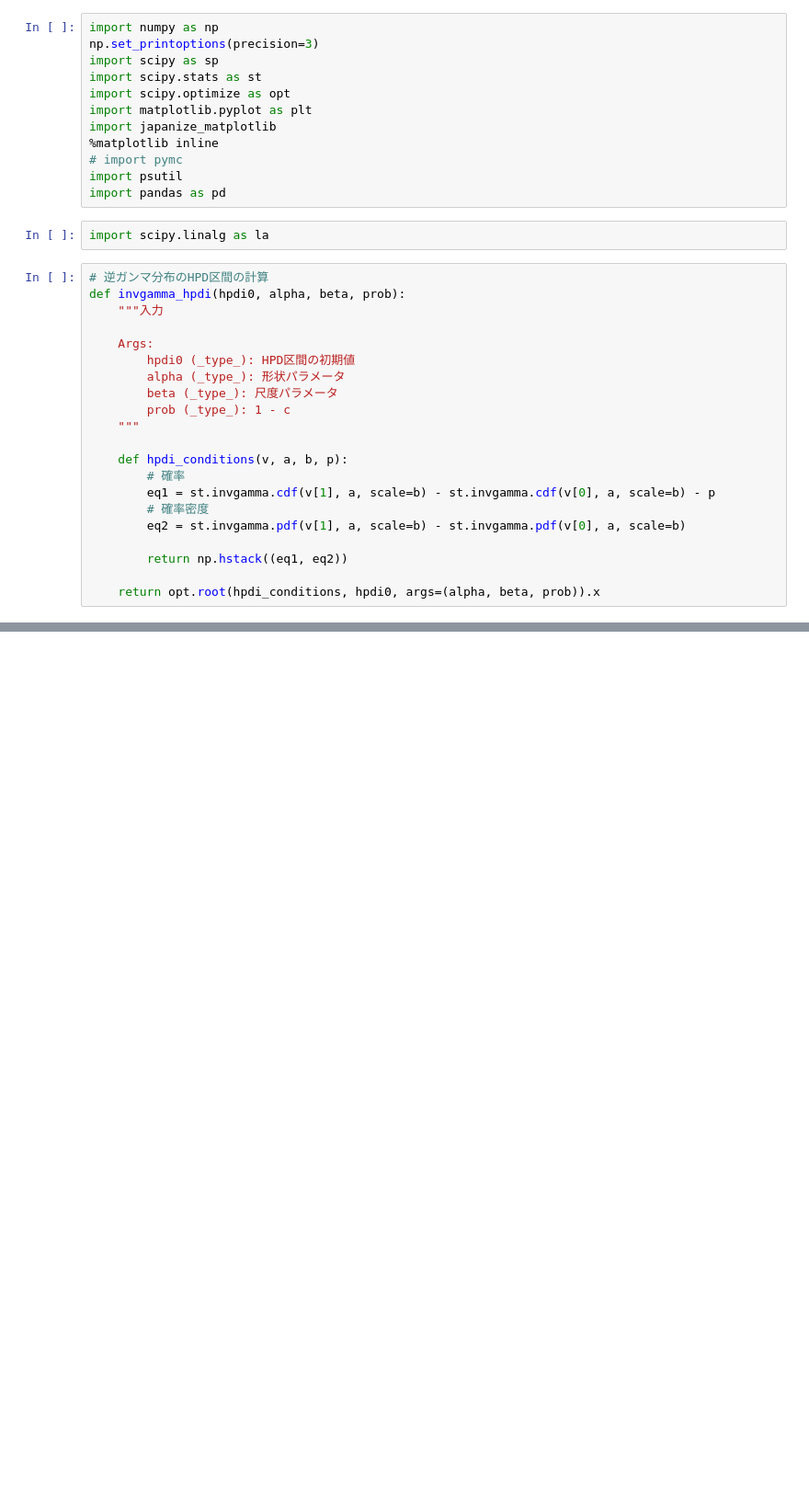
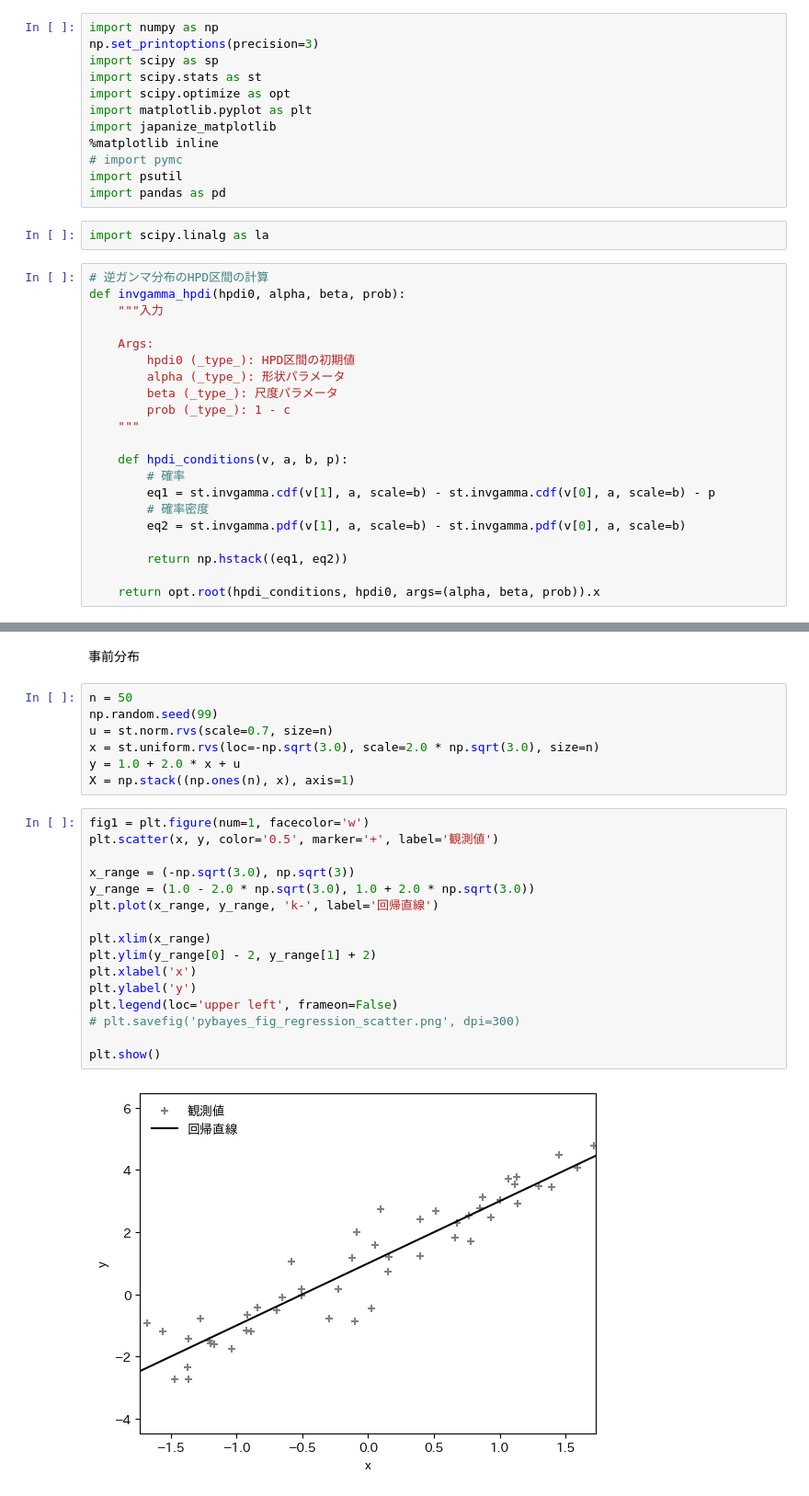
Before and after one commit to inoueshinichi/Learn_Bayesian, a Jupyter notebook: regression_bayes_update.ipynb, the cells around one changed output, grey strips where cells are left out. Shown at 92% size. Drawn from its saved outputs; the diff is of its cells as text; blank space fills up the shorter version.

```diff
--- a/regression_bayes_update.ipynb
+++ b/regression_bayes_update.ipynb
@@ -167,0 +197,27 @@ def regression_stats(y: np.ndarray,
+# %% [markdown]
+事前分布
+# %%
+n = 50
+np.random.seed(99)
+u = st.norm.rvs(scale=0.7, size=n)
+x = st.uniform.rvs(loc=-np.sqrt(3.0), scale=2.0 * np.sqrt(3.0), size=n)
+y = 1.0 + 2.0 * x + u
+X = np.stack((np.ones(n), x), axis=1)
+# %%
+fig1 = plt.figure(num=1, facecolor='w')
+plt.scatter(x, y, color='0.5', marker='+', label='観測値')
+
+x_range = (-np.sqrt(3.0), np.sqrt(3))
+y_range = (1.0 - 2.0 * np.sqrt(3.0), 1.0 + 2.0 * np.sqrt(3.0))
+plt.plot(x_range, y_range, 'k-', label='回帰直線')
+
+plt.xlim(x_range)
+plt.ylim(y_range[0] - 2, y_range[1] + 2)
+plt.xlabel('x')
+plt.ylabel('y')
+plt.legend(loc='upper left', frameon=False)
+# plt.savefig('pybayes_fig_regression_scatter.png', dpi=300)
+
+plt.show()
+# %% [output]
+[figure, added]
```
Also changed, not shown: parts of 14 cells of this notebook, 2 other files.
